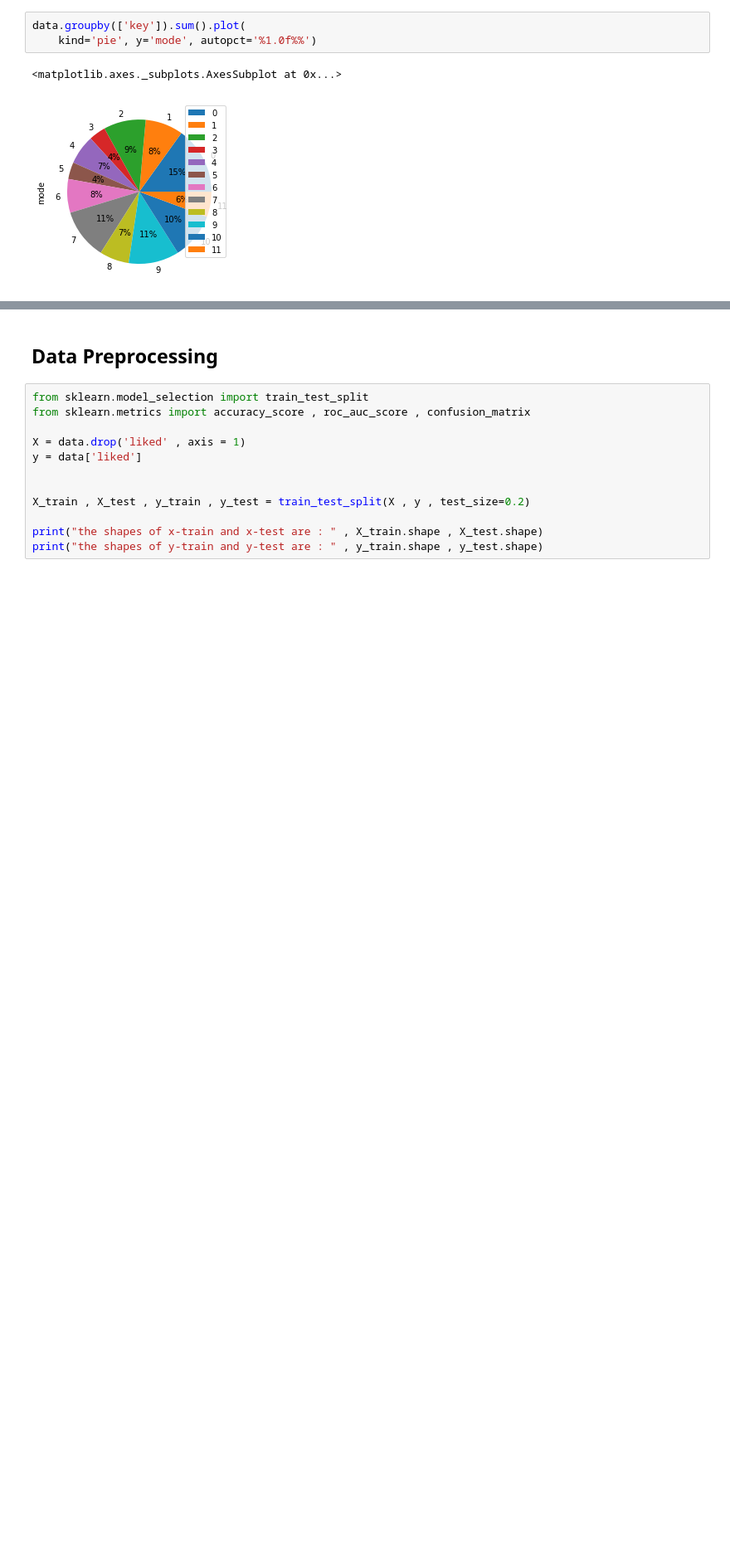
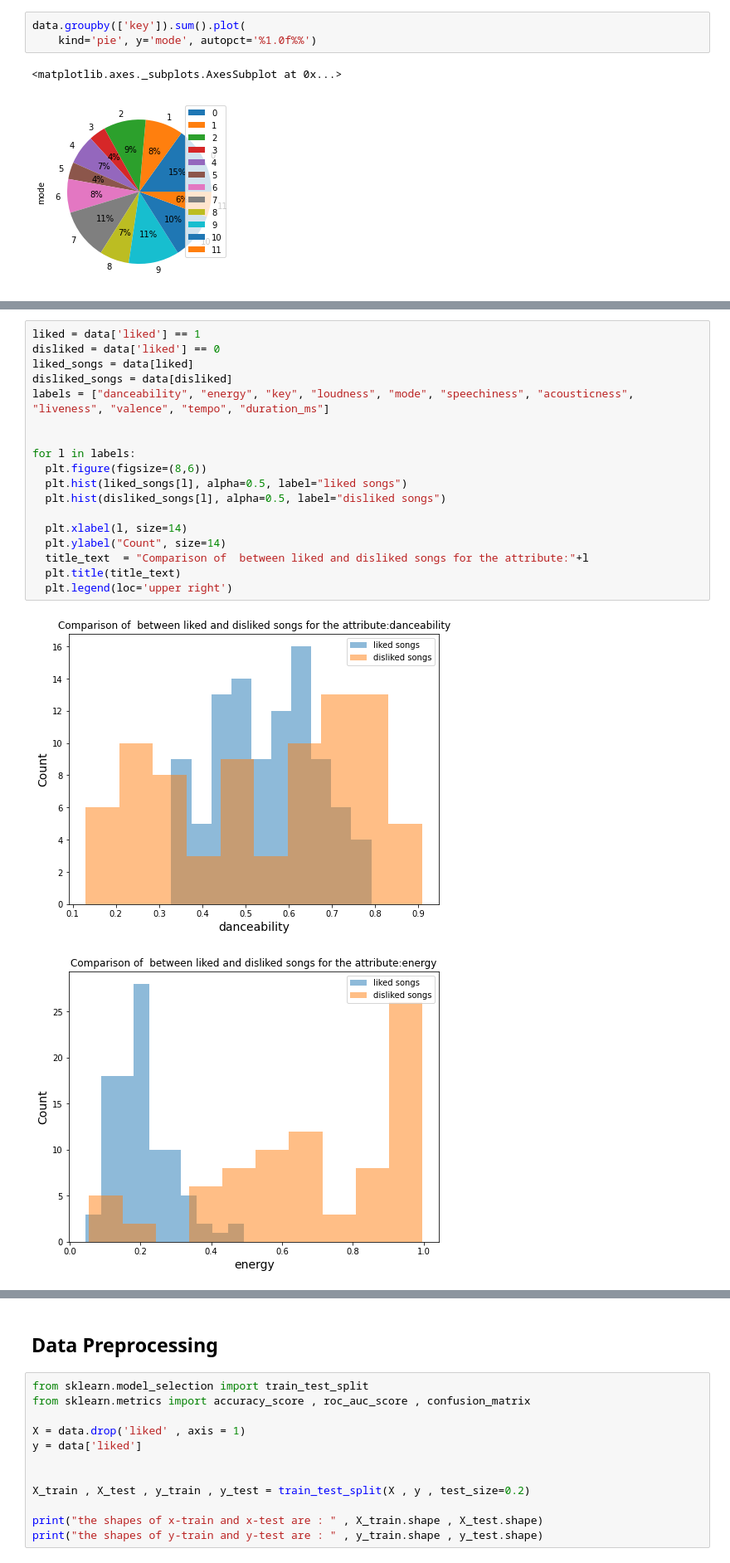
Before and after one commit to CS418/group-project-blackbox, a Jupyter notebook: Spotify.ipynb, the cells around one changed output, grey strips where cells are left out. Shown at 83% size. Saved outputs shown, nothing was run; the diff lists cells and outputs as text; blank space fills up the shorter version.

```diff
--- a/Spotify.ipynb
+++ b/Spotify.ipynb
@@ -395,0 +413,21 @@ data.groupby(['key']).sum().plot(
+# %%
+liked = data['liked'] == 1
+disliked = data['liked'] == 0
+liked_songs = data[liked]
+disliked_songs = data[disliked]
+labels = ["danceability", "energy", "key", "loudness", "mode", "speechiness", "acousticness", "liveness", "valence", "tempo", "duration_ms"]
+
+
+for l in labels:
+  plt.figure(figsize=(8,6))
+  plt.hist(liked_songs[l], alpha=0.5, label="liked songs")
+  plt.hist(disliked_songs[l], alpha=0.5, label="disliked songs")
+
+  plt.xlabel(l, size=14)
+  plt.ylabel("Count", size=14)
+  title_text  = "Comparison of  between liked and disliked songs for the attribute:"+l
+  plt.title(title_text)
+  plt.legend(loc='upper right')
+# %% [output]
+[figure, added]
+[figure, added]
```
Also changed, not shown: parts of 11 cells of this notebook.
